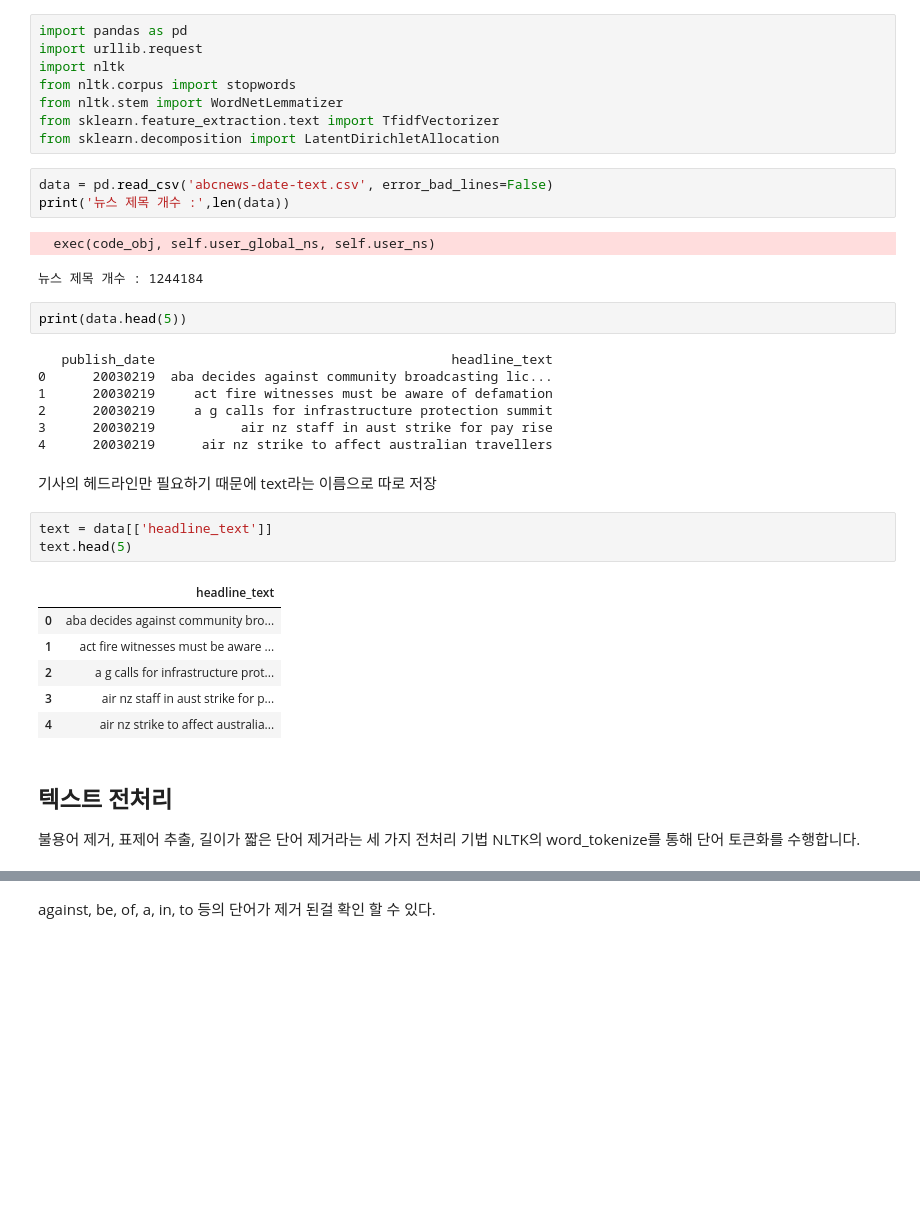
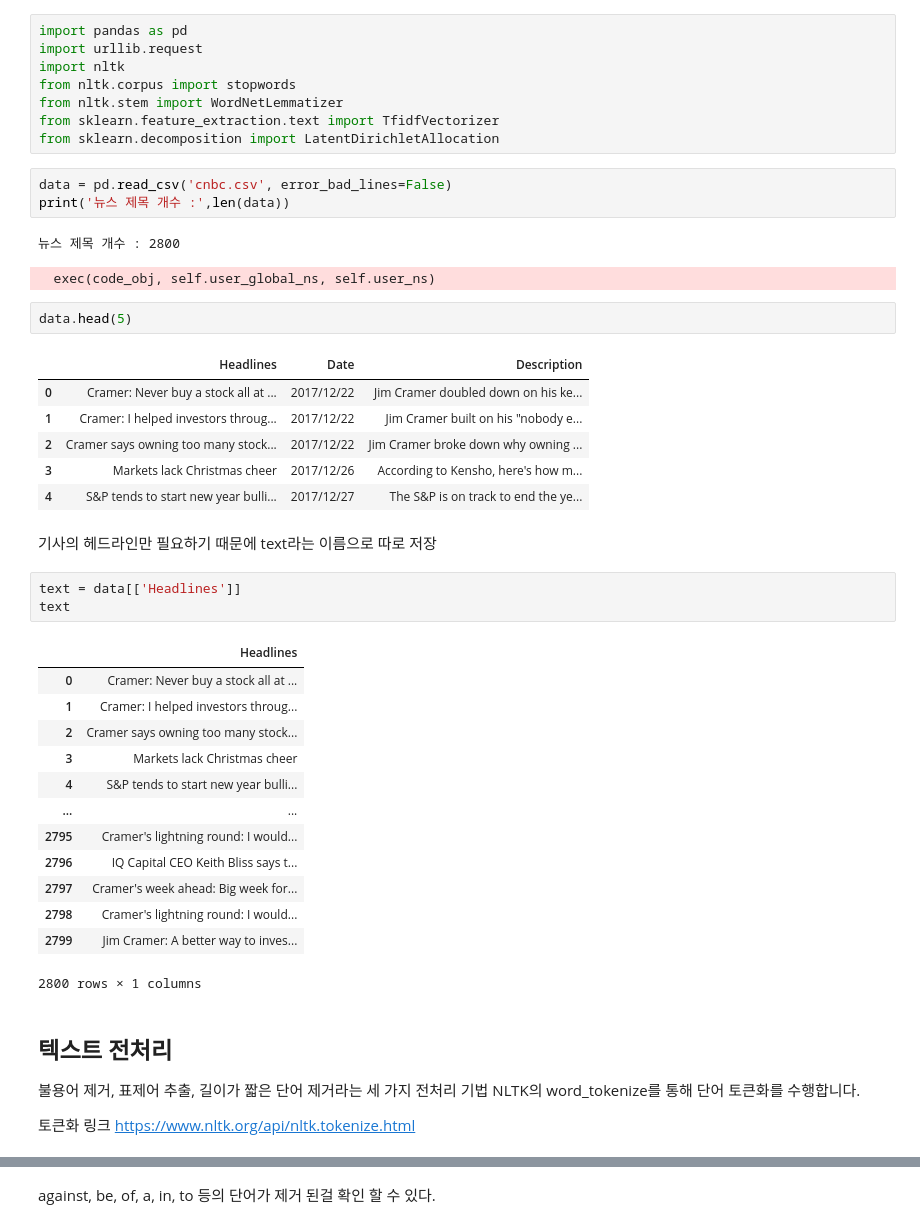
Before and after one commit to jokercsi/BERT-based-ABSA-LDA-stock-prediction-model, a Jupyter notebook: googleColab/LDApractice.ipynb, the cells around one changed output, grey strips where cells are left out. Saved outputs shown, nothing was run; the diff lists cells and outputs as text; blank space fills up the shorter version.

Commit message:
read csv

```diff
--- a/googleColab/LDApractice.ipynb
+++ b/googleColab/LDApractice.ipynb
@@ -14,36 +14,46 @@ from nltk.stem import WordNetLemmatizer
 from sklearn.feature_extraction.text import TfidfVectorizer
 from sklearn.decomposition import LatentDirichletAllocation
 # %%
-data = pd.read_csv('abcnews-date-text.csv', error_bad_lines=False)
+data = pd.read_csv('cnbc.csv', error_bad_lines=False)
 print('뉴스 제목 개수 :',len(data))
 # %% [output]
-  exec(code_obj, self.user_global_ns, self.user_ns)
+뉴스 제목 개수 : 2800
-뉴스 제목 개수 : 1244184
+  exec(code_obj, self.user_global_ns, self.user_ns)
 # %%
-print(data.head(5))
+data.head(5)
 # %% [output]
-   publish_date                                      headline_text
-0      20030219  aba decides against community broadcasting lic...
-1      20030219     act fire witnesses must be aware of defamation
-2      20030219     a g calls for infrastructure protection summit
-3      20030219           air nz staff in aust strike for pay rise
-4      20030219      air nz strike to affect australian travellers
+|  | Headlines | Date | Description |
+| 0 | Cramer: Never buy a stock all at ... | 2017/12/22 | Jim Cramer doubled down on his ke... |
+| 1 | Cramer: I helped investors throug... | 2017/12/22 | Jim Cramer built on his "nobody e... |
+| 2 | Cramer says owning too many stock... | 2017/12/22 | Jim Cramer broke down why owning ... |
+| 3 | Markets lack Christmas cheer | 2017/12/26 | According to Kensho, here's how m... |
+| 4 | S&P tends to start new year bulli... | 2017/12/27 | The S&P is on track to end the ye... |
 # %% [markdown]
 기사의 헤드라인만 필요하기 때문에 text라는 이름으로 따로 저장
 # %%
-text = data[['headline_text']]
-text.head(5)
+text = data[['Headlines']]
+text
 # %% [output]
-|  | headline_text |
-| 0 | aba decides against community bro... |
-| 1 | act fire witnesses must be aware ... |
-| 2 | a g calls for infrastructure prot... |
-| 3 | air nz staff in aust strike for p... |
-| 4 | air nz strike to affect australia... |
+|  | Headlines |
+| 0 | Cramer: Never buy a stock all at ... |
+| 1 | Cramer: I helped investors throug... |
+| 2 | Cramer says owning too many stock... |
+| 3 | Markets lack Christmas cheer |
+| 4 | S&P tends to start new year bulli... |
+| ... | ... |
+| 2795 | Cramer's lightning round: I would... |
+| 2796 | IQ Capital CEO Keith Bliss says t... |
+| 2797 | Cramer's week ahead: Big week for... |
+| 2798 | Cramer's lightning round: I would... |
+| 2799 | Jim Cramer: A better way to inves... |
+2800 rows × 1 columns
 # %% [markdown]
 ## 텍스트 전처리
 불용어 제거, 표제어 추출, 길이가 짧은 단어 제거라는 세 가지 전처리 기법
 NLTK의 word_tokenize를 통해 단어 토큰화를 수행합니다.
+
+토큰화 링크
+https://www.nltk.org/api/nltk.tokenize.html
 # %%
 nltk.download('punkt')
 # %% [output]
```
Also changed, not shown: parts of 33 cells of this notebook, 2 other files.
